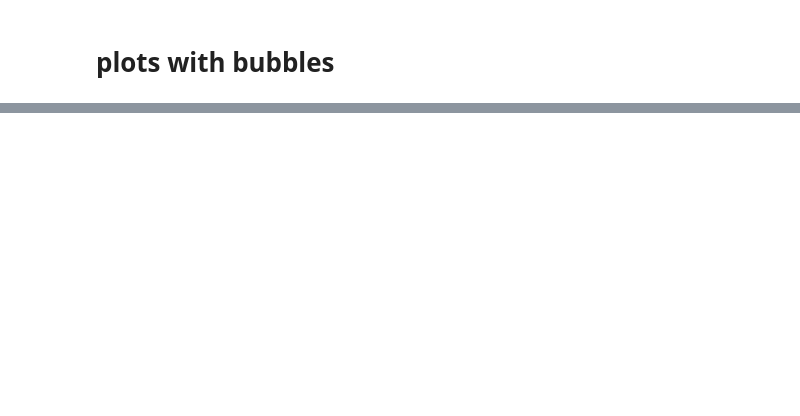
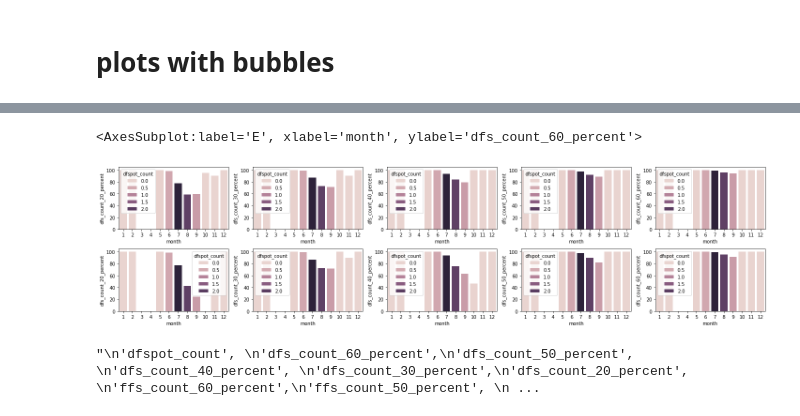
Before and after one commit to varyabazilova/sedcas_sediments_hma, a Jupyter notebook: 202406_modelruns/df_count_bubbles_for_all.ipynb, the cells around one changed output, grey strips where cells are left out. Cells and saved outputs as stored; diff of their text form; code cells hidden in the pictures; blank space fills up the shorter version.

Commit message:
bubble plots i like!!

```diff
--- a/202406_modelruns/df_count_bubbles_for_all.ipynb
+++ b/202406_modelruns/df_count_bubbles_for_all.ipynb
@@ -228,7 +224,7 @@ outpath = '/Users/varyabazilova/Desktop/paper2/202406_modelruns/30years/2025Jan_
 # plots with bubbles
 # %%
 # read those files
-# outpath = '/Users/varyabazilova/Desktop/paper2/202406_modelruns/30years/2025Jan_output/df_vs_floods/'
+outpath = '/Users/varyabazilova/Desktop/paper2/202406_modelruns/30years/2025Jan_output/df_vs_floods/'
 
 landcover1O = pd.read_csv(outpath + 'langtang_df_vs_floods_once_landcover1.csv', index_col=0)
 landcover2O = pd.read_csv(outpath + 'langtang_df_vs_floods_once_landcover2.csv', index_col=0)
@@ -417,0 +305,50 @@ outpath = '/Users/varyabazilova/Desktop/paper2/202406_modelruns/30years/output/t
+# %%
+testdaily1= landcover_all_month_daily[landcover_all_month_daily['landcover'].str.strip() == 'landcover 5']
+testonce1= landcover_all_month_once[landcover_all_month_once['landcover'].str.strip() ==    'landcover 5']
+# %%
+fig = plt.figure(figsize=(20, 5), layout='tight')
+mosaic = fig.subplot_mosaic('''
+                            abcde
+                            ABCDE
+                            ''')
+
+
+sns.barplot(data = testdaily1, y = 'dfs_count_20_percent', x='month', ax = mosaic['a'], hue = 'dfspot_count')
+sns.barplot(data = testdaily1, y = 'dfs_count_30_percent', x='month', ax = mosaic['b'], hue = 'dfspot_count')#, hue = 'elevation_bin',, legend = False)
+sns.barplot(data = testdaily1, y = 'dfs_count_40_percent', x='month', ax = mosaic['c'], hue = 'dfspot_count')#, hue = 'elevation_bin',, legend = False)
+sns.barplot(data = testdaily1, y = 'dfs_count_50_percent', x='month', ax = mosaic['d'], hue = 'dfspot_count')
+sns.barplot(data = testdaily1, y = 'dfs_count_60_percent', x='month', ax = mosaic['e'], hue = 'dfspot_count')
+
+sns.barplot(data = testonce1, y = 'dfs_count_20_percent', x='month', ax = mosaic['A'], hue = 'dfspot_count')
+sns.barplot(data = testonce1, y = 'dfs_count_30_percent', x='month', ax = mosaic['B'], hue = 'dfspot_count')#, hue = 'elevation_bin',, legend = False)
+sns.barplot(data = testonce1, y = 'dfs_count_40_percent', x='month', ax = mosaic['C'], hue = 'dfspot_count')#, hue = 'elevation_bin',, legend = False)
+sns.barplot(data = testonce1, y = 'dfs_count_50_percent', x='month', ax = mosaic['D'], hue = 'dfspot_count')
+sns.barplot(data = testonce1, y = 'dfs_count_60_percent', x='month', ax = mosaic['E'], hue = 'dfspot_count')
+# %% [output]
+<AxesSubplot:label='E', xlabel='month', ylabel='dfs_count_60_percent'>
+[figure, added]
+# %%
+# landcover_all_month_daily.columns
+# which columns do i care about?
+
+# ffs_count_60_percent
+# dfs_count_60_percent
+# dfspot_count
+
+'''
+'dfspot_count',
+'dfs_count_60_percent',
+'dfs_count_50_percent',
+'dfs_count_40_percent',
+'dfs_count_30_percent',
+'dfs_count_20_percent',
+'ffs_count_60_percent',
+'ffs_count_50_percent',
+'ffs_count_40_percent',
+'ffs_count_30_percent',
+'ffs_count_20_percent',
+'landcover'
+'''
+# landcover_all_month_daily
+# %% [output]
+"\n'dfspot_count', \n'dfs_count_60_percent',\n'dfs_count_50_percent', \n'dfs_count_40_percent', \n'dfs_count_30_percent',\n'dfs_count_20_percent', \n'ffs_count_60_percent',\n'ffs_count_50_percent', \n ...
```
Also changed, not shown: parts of 13 cells of this notebook, 9 other files.
